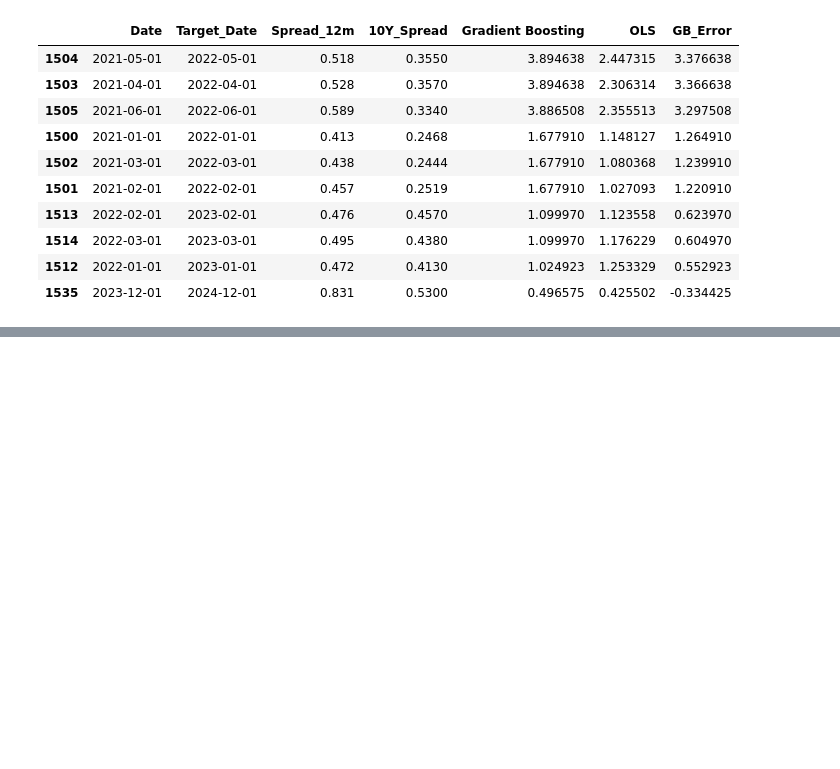
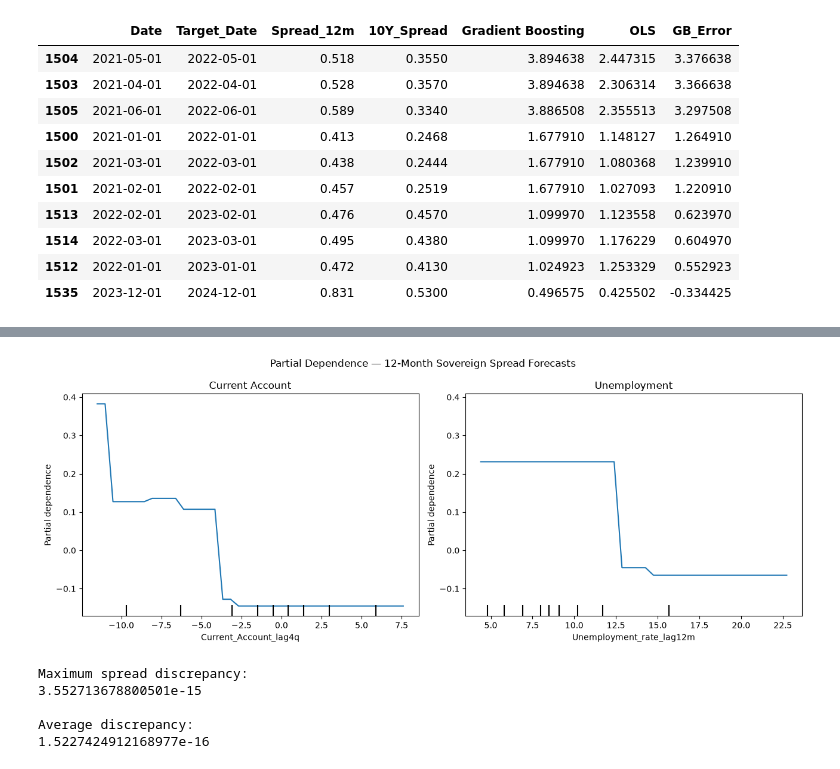
Before and after one commit to Mobula-nyte/ADA-Sovereign-Spreads, a Jupyter notebook: notebooks/04_1_modelling_real_data.ipynb, the cells around one changed output, grey strips where cells are left out. Drawn from its saved outputs; the diff is of its cells as text; code cells hidden in the pictures; blank space fills up the shorter version.

```diff
--- a/notebooks/04_1_modelling_real_data.ipynb
+++ b/notebooks/04_1_modelling_real_data.ipynb
@@ -2009,0 +2377,77 @@ display(
+# %%
+
+# STEP 21: Partial dependence plots — 12-month spreads
+
+from sklearn.inspection import PartialDependenceDisplay
+import matplotlib.pyplot as plt
+
+# Variables to investigate
+variables = [
+    "Current_Account_lag4q",
+    "Unemployment_rate_lag12m"
+]
+
+# Create the plots
+fig, axes = plt.subplots(1, 2, figsize=(13, 5))
+
+PartialDependenceDisplay.from_estimator(
+    gb_check,
+    X_train_check,
+    features=variables,
+    kind="average",
+    percentiles=(0.05, 0.95),
+    grid_resolution=40,
+    ax=axes
+)
+
+axes[0].set_title("Current Account")
+axes[1].set_title("Unemployment")
+
+fig.suptitle(
+    "Partial Dependence — 12-Month Sovereign Spread Forecasts"
+)
+
+plt.tight_layout()
+plt.show()
+# %% [output]
+[figure, added]
+# %%
+
+# STEP 22: Verify sovereign spread construction
+
+# Retrieve German yields for each month
+german_yields = df.loc[
+    df["Country"] == "DE",
+    ["Date", "10Y Yields"]
+].rename(columns={"10Y Yields": "German_Yield"})
+
+# Match German yields with each country
+spread_check = df.merge(
+    german_yields,
+    on="Date",
+    how="left"
+)
+
+# Reconstruct sovereign spreads
+spread_check["Calculated_Spread"] = (
+    spread_check["10Y Yields"]
+    - spread_check["German_Yield"]
+)
+
+# Compare calculated and recorded spreads
+spread_check["Difference"] = (
+    spread_check["10Y_Spread"]
+    - spread_check["Calculated_Spread"]
+).abs()
+
+print("Maximum spread discrepancy:")
+print(spread_check["Difference"].max())
+
+print("\nAverage discrepancy:")
+print(spread_check["Difference"].mean())
+# %% [output]
+Maximum spread discrepancy:
+3.552713678800501e-15
+
+Average discrepancy:
+1.5227424912168977e-16
```
Also changed, not shown: parts of 6 cells of this notebook.
